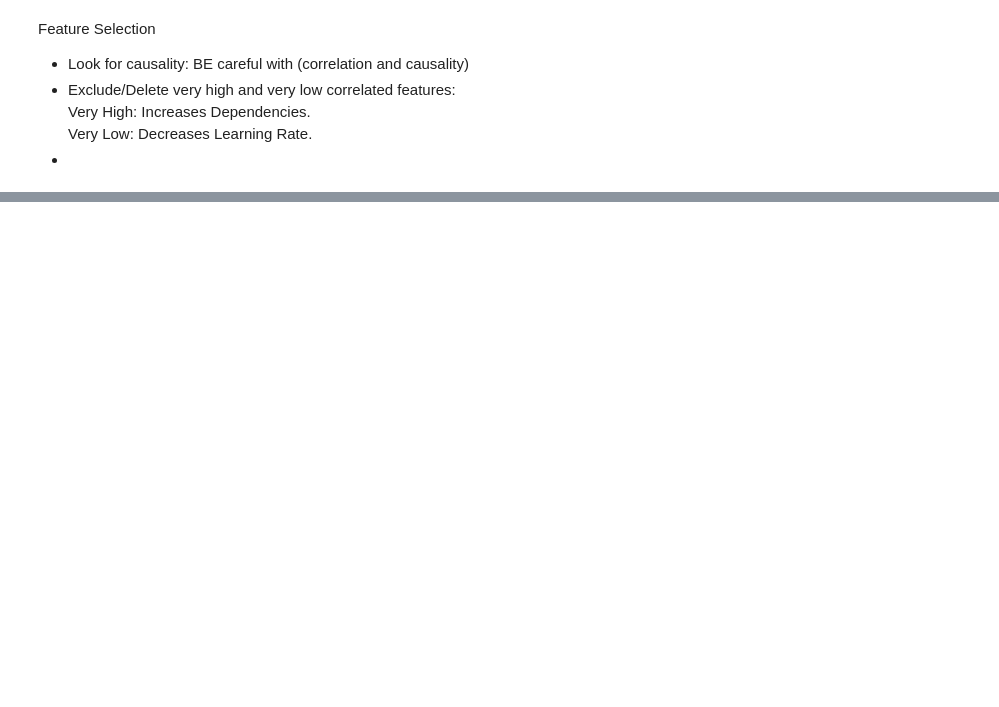
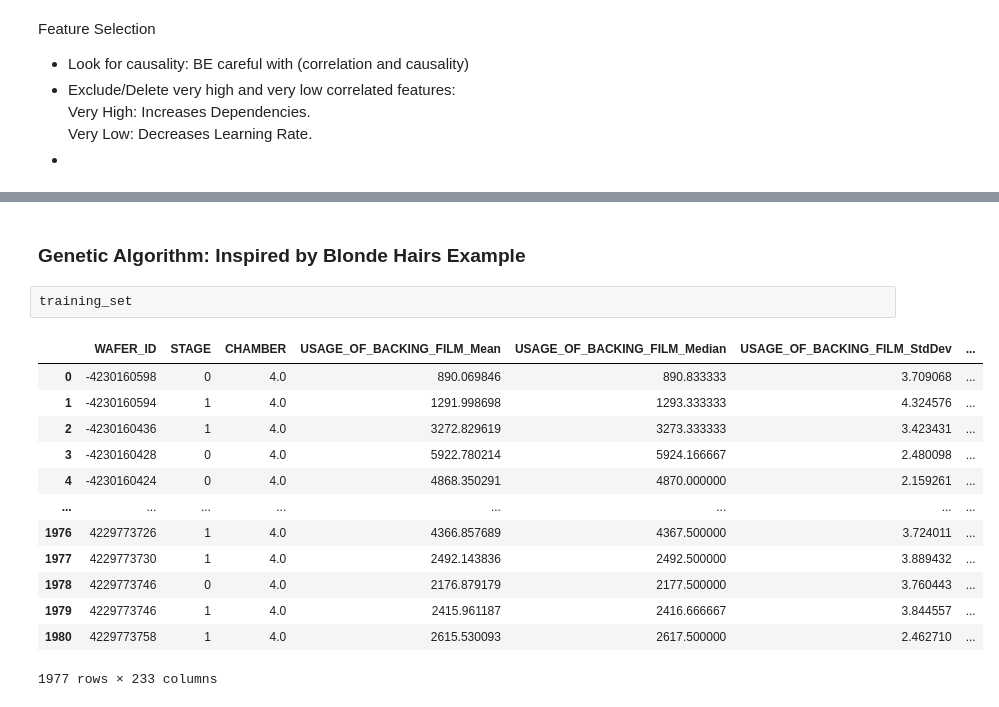
Before and after one commit to OsamaAbdulkhalique98/waferaverageremovalrateprediction, a Jupyter notebook: notebooks/FeatureExtractionWithFunctions_UpdatedUpdated.ipynb, the cells around one changed output, grey strips where cells are left out. Saved outputs shown, nothing was run; the diff lists cells and outputs as text; blank space fills up the shorter version.

```diff
--- a/notebooks/FeatureExtractionWithFunctions_UpdatedUpdated.ipynb
+++ b/notebooks/FeatureExtractionWithFunctions_UpdatedUpdated.ipynb
@@ -1147,3 +1213,21 @@ print(len(commmon))
+# %% [markdown]
+### Genetic Algorithm: Inspired by Blonde Hairs Example
+# %%
+training_set
+# %% [output]
+|  | WAFER_ID | STAGE | CHAMBER | USAGE_OF_BACKING_FILM_Mean | USAGE_OF_BACKING_FILM_Median | USAGE_OF_BACKING_FILM_StdDev | ... |
+| 0 | -4230160598 | 0 | 4.0 | 890.069846 | 890.833333 | 3.709068 | ... |
+| 1 | -4230160594 | 1 | 4.0 | 1291.998698 | 1293.333333 | 4.324576 | ... |
+| 2 | -4230160436 | 1 | 4.0 | 3272.829619 | 3273.333333 | 3.423431 | ... |
+| 3 | -4230160428 | 0 | 4.0 | 5922.780214 | 5924.166667 | 2.480098 | ... |
+| 4 | -4230160424 | 0 | 4.0 | 4868.350291 | 4870.000000 | 2.159261 | ... |
+| ... | ... | ... | ... | ... | ... | ... | ... |
+| 1976 | 4229773726 | 1 | 4.0 | 4366.857689 | 4367.500000 | 3.724011 | ... |
+| 1977 | 4229773730 | 1 | 4.0 | 2492.143836 | 2492.500000 | 3.889432 | ... |
+| 1978 | 4229773746 | 0 | 4.0 | 2176.879179 | 2177.500000 | 3.760443 | ... |
+| 1979 | 4229773746 | 1 | 4.0 | 2415.961187 | 2416.666667 | 3.844557 | ... |
+| 1980 | 4229773758 | 1 | 4.0 | 2615.530093 | 2617.500000 | 2.462710 | ... |
+1977 rows × 233 columns
 # %%
 import random
 import numpy as np
```
Also changed, not shown: parts of 23 cells of this notebook, 4 other files.
